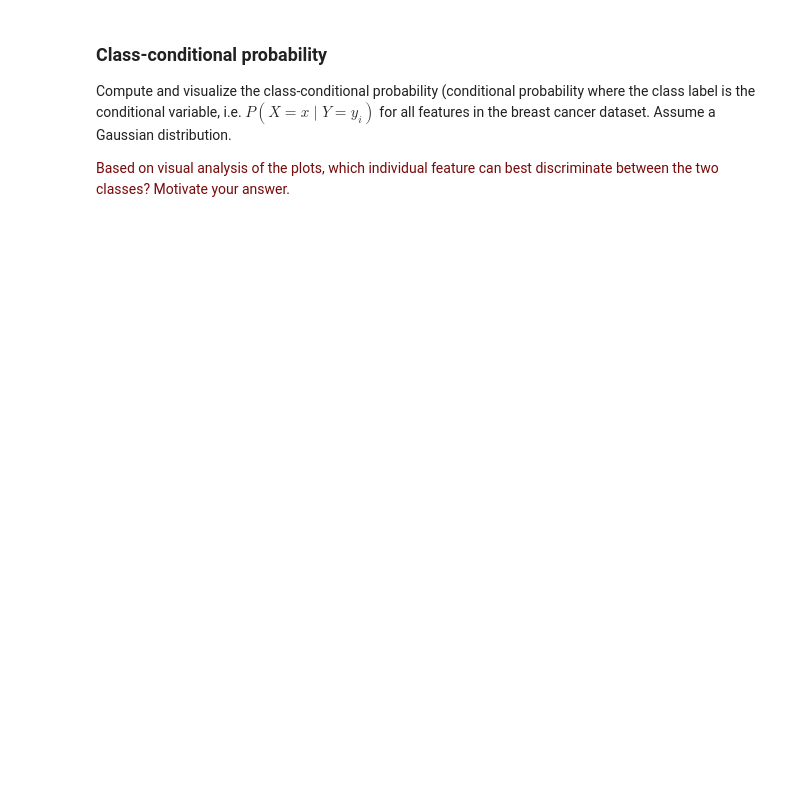
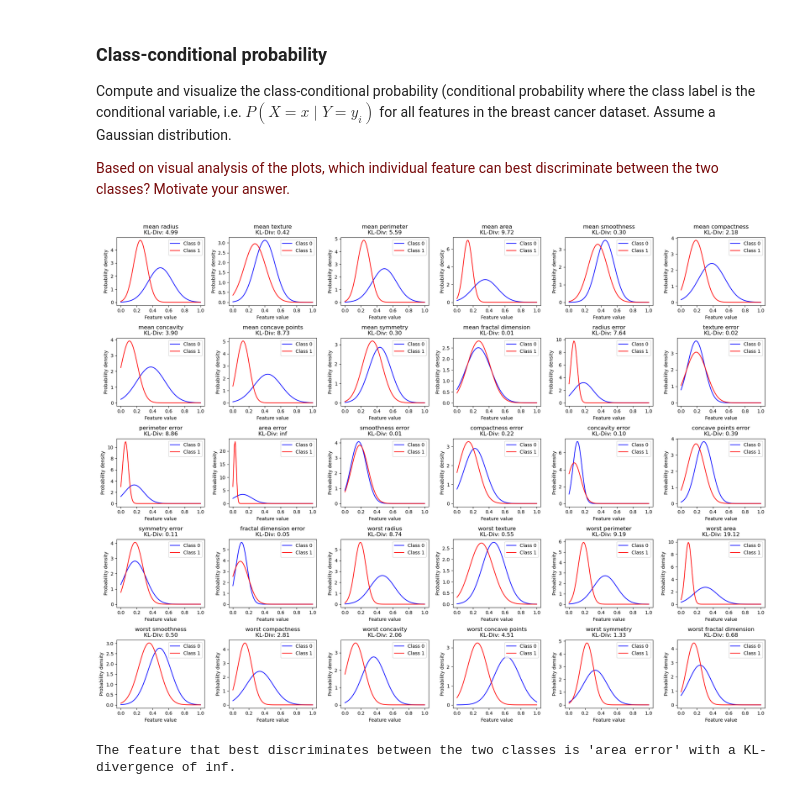
Before and after one commit to LucianoDeben/8dm50-machine-learning, a Jupyter notebook: practicals/week_1.ipynb, the cells around one changed output. Saved outputs shown, nothing was run; the diff lists cells and outputs as text; code cells hidden in the pictures; blank space fills up the shorter version.

```diff
--- a/practicals/week_1.ipynb
+++ b/practicals/week_1.ipynb
@@ -303,3 +303,61 @@ plt.show()
 Compute and visualize the class-conditional probability (conditional probability where the class label is the conditional variable, i.e. $P(X = x \mid Y = y_i)$ for all features in the breast cancer dataset. Assume a Gaussian distribution.
 
 <p><font color='#770a0a'>Based on visual analysis of the plots, which individual feature can best discriminate between the two classes? Motivate your answer.</font></p>
+# %%
+from scipy.stats import norm, entropy
+
+# Load the breast cancer dataset
+X = breast_cancer.data
+y = breast_cancer.target
+feature_names = breast_cancer.feature_names
+
+# Normalize the features to have zero mean and unit standard deviation
+scaler = MinMaxScaler()
+X_normalized = scaler.fit_transform(X)
+
+# Compute the class-conditional probability assuming a Gaussian distribution
+def gaussian_pdf(x, mean, std):
+    return norm.pdf(x, mean, std)
+
+# Compute the KL-divergence between two distributions
+def kl_divergence(p, q):
+    return entropy(p, q)
+
+# Plot the class-conditional probabilities for each feature and compute KL-divergence
+kl_divergences = []
+
+plt.figure(figsize=(20, 15))
+for i in range(X.shape[1]):
+    plt.subplot(5, 6, i + 1)
+    feature = X_normalized[:, i]
+    mean_class_0 = np.mean(feature[y == 0])
+    std_class_0 = np.std(feature[y == 0])
+    mean_class_1 = np.mean(feature[y == 1])
+    std_class_1 = np.std(feature[y == 1])
+
+    x_values = np.linspace(np.min(feature), np.max(feature), 100)
+    pdf_class_0 = gaussian_pdf(x_values, mean_class_0, std_class_0)
+    pdf_class_1 = gaussian_pdf(x_values, mean_class_1, std_class_1)
+
+    kl_div = kl_divergence(pdf_class_0, pdf_class_1)
+    kl_divergences.append(kl_div)
+
+    plt.plot(x_values, pdf_class_0, label='Class 0', color='blue')
+    plt.plot(x_values, pdf_class_1, label='Class 1', color='red')
+    plt.title(f"{feature_names[i]}\nKL-Div: {kl_div:.2f}")
+    plt.xlabel('Feature value')
+    plt.ylabel('Probability density')
+    plt.legend()
+
+plt.tight_layout()
+plt.show()
+
+# Determine the feature with the largest KL-divergence
+best_feature_index = np.argmax(kl_divergences)
+best_feature_name = feature_names[best_feature_index]
+best_kl_divergence = kl_divergences[best_feature_index]
+
+print(f"The feature that best discriminates between the two classes is '{best_feature_name}' with a KL-divergence of {best_kl_divergence:.2f}.")
+# %% [output]
+[figure, added]
+The feature that best discriminates between the two classes is 'area error' with a KL-divergence of inf.
```
Also changed, not shown: parts of 2 cells of this notebook.
